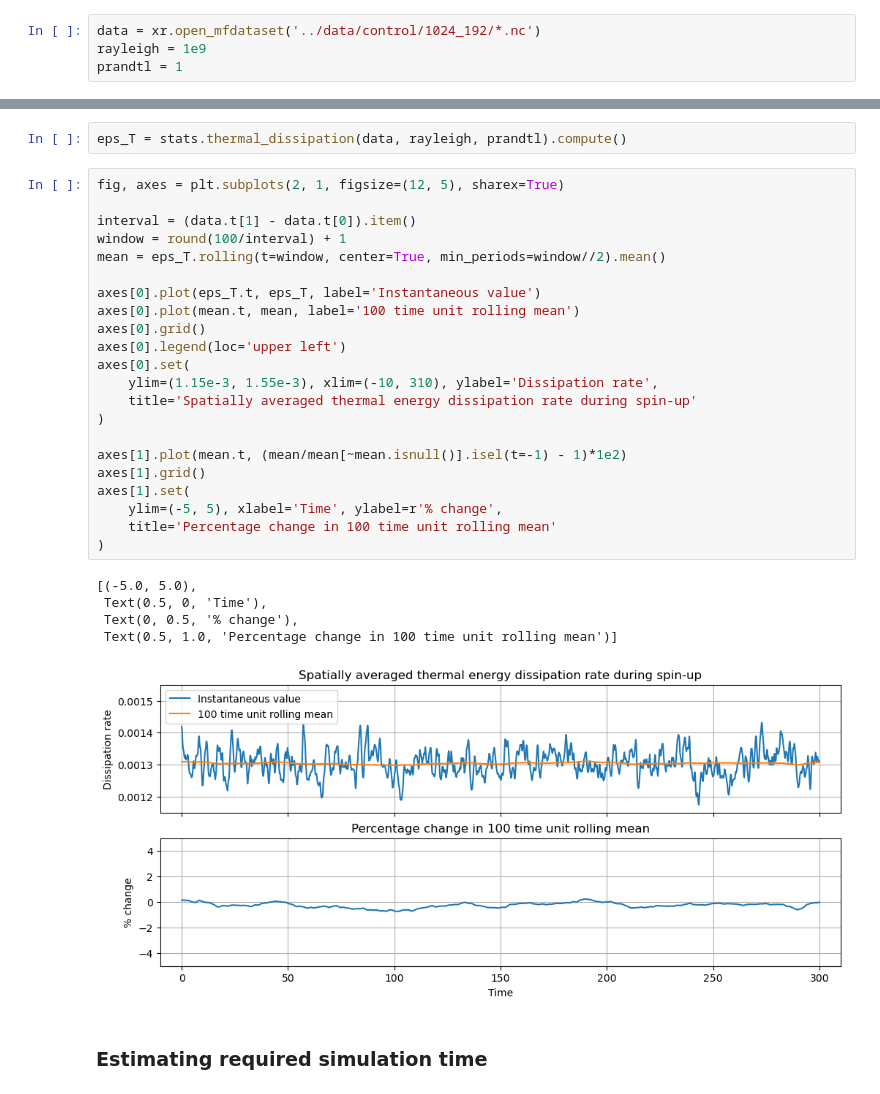
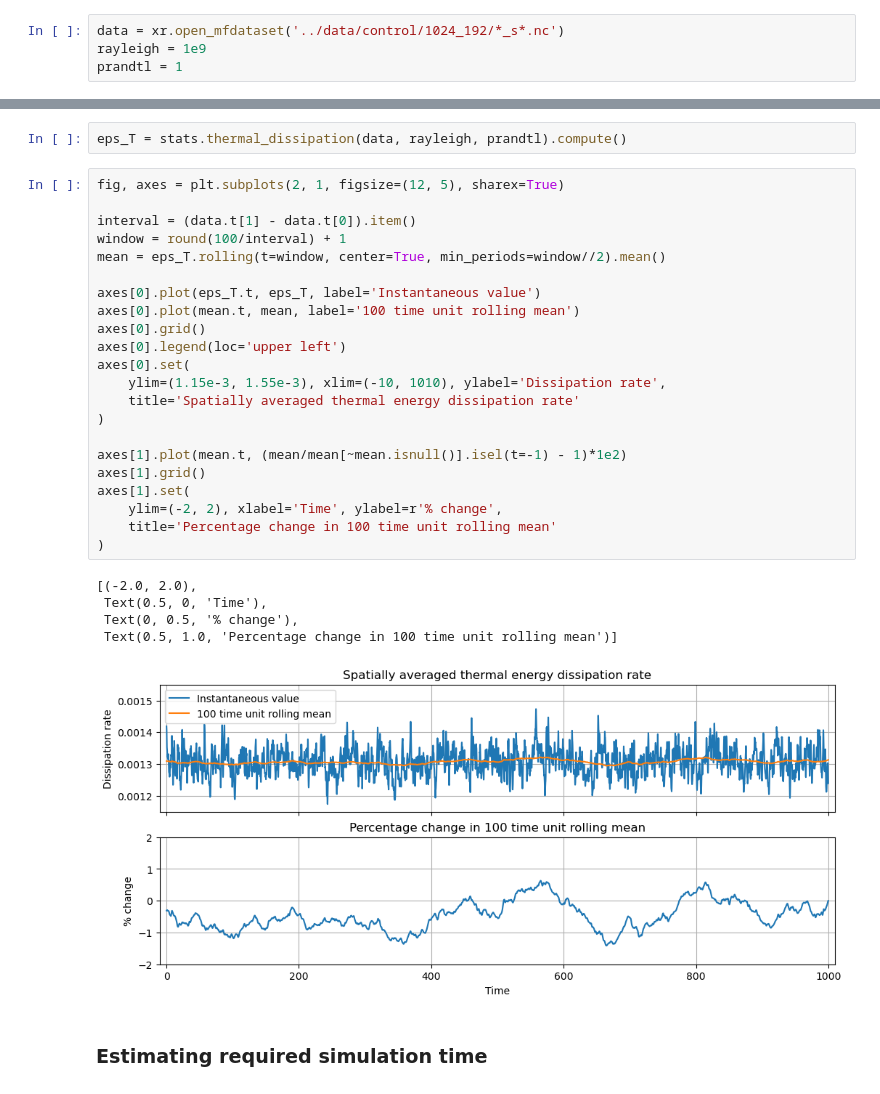
Before and after one commit to tschanzer/honours-project, a Jupyter notebook: notebooks/control.ipynb, the cells around one changed output, grey strips where cells are left out. Saved outputs shown, nothing was run; the diff lists cells and outputs as text.

```diff
--- a/notebooks/control.ipynb
+++ b/notebooks/control.ipynb
@@ -31,7 +31,7 @@ client
 - $\mathrm{Pr} = 1$
 - Hyperdiffusivity $\nu^* = 10^{-3}$
 # %%
-data = xr.open_mfdataset('../data/control/1024_192/*.nc')
+data = xr.open_mfdataset('../data/control/1024_192/*_s*.nc')
 rayleigh = 1e9
 prandtl = 1
 # %% [markdown]
@@ -124,31 +124,31 @@ eps_T = stats.thermal_dissipation(data, rayleigh, prandtl).compute()
 # %%
 fig, axes = plt.subplots(2, 1, figsize=(12, 5), sharex=True)
 
 interval = (data.t[1] - data.t[0]).item()
 window = round(100/interval) + 1
 mean = eps_T.rolling(t=window, center=True, min_periods=window//2).mean()
 
 axes[0].plot(eps_T.t, eps_T, label='Instantaneous value')
 axes[0].plot(mean.t, mean, label='100 time unit rolling mean')
 axes[0].grid()
 axes[0].legend(loc='upper left')
 axes[0].set(
-    ylim=(1.15e-3, 1.55e-3), xlim=(-10, 310), ylabel='Dissipation rate',
-    title='Spatially averaged thermal energy dissipation rate during spin-up'
+    ylim=(1.15e-3, 1.55e-3), xlim=(-10, 1010), ylabel='Dissipation rate',
+    title='Spatially averaged thermal energy dissipation rate'
 )
 
 axes[1].plot(mean.t, (mean/mean[~mean.isnull()].isel(t=-1) - 1)*1e2)
 axes[1].grid()
 axes[1].set(
-    ylim=(-5, 5), xlabel='Time', ylabel=r'% change',
+    ylim=(-2, 2), xlabel='Time', ylabel=r'% change',
     title='Percentage change in 100 time unit rolling mean'
 )
 # %% [output]
-[(-5.0, 5.0),
+[(-2.0, 2.0),
  Text(0.5, 0, 'Time'),
  Text(0, 0.5, '% change'),
  Text(0.5, 1.0, 'Percentage change in 100 time unit rolling mean')]
-[figure, old version]
+[figure, new version]
 # %% [markdown]
 ### Estimating required simulation time
 # %%
```
Also changed, not shown: parts of 6 cells of this notebook.
